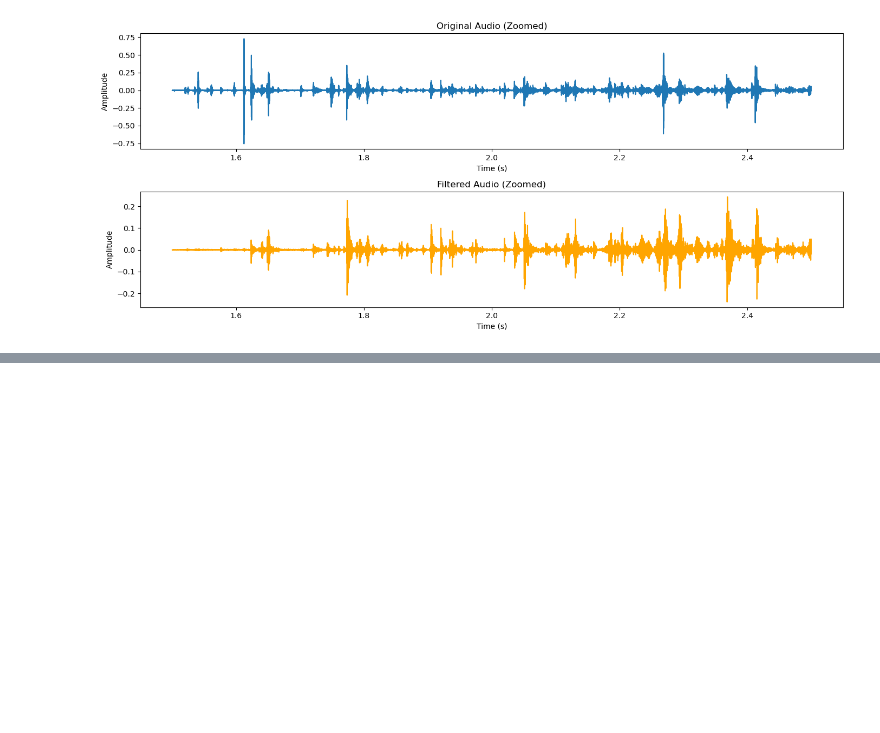
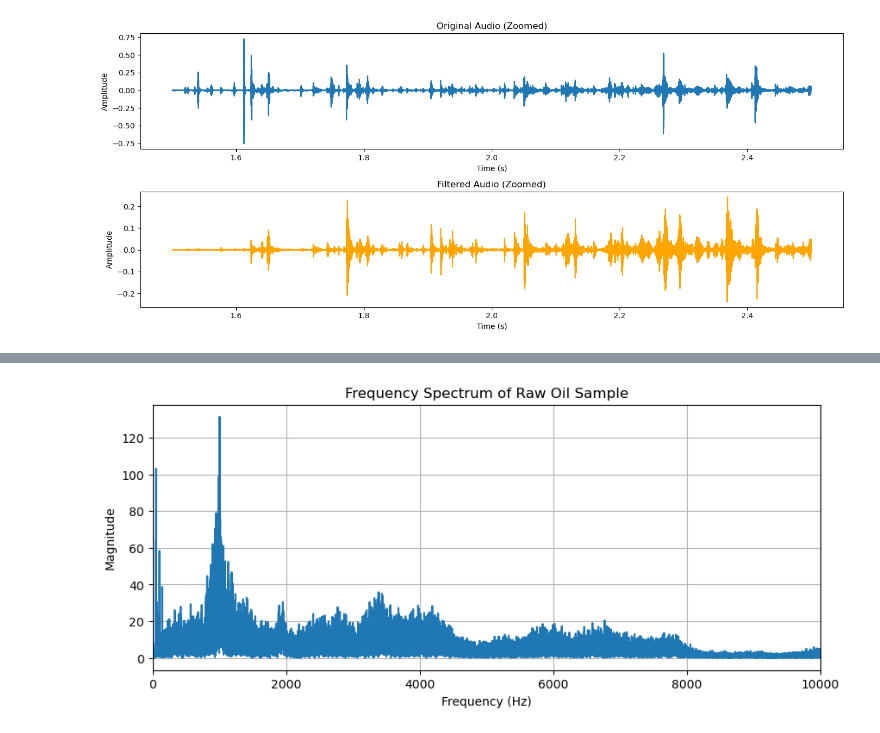
Before and after one commit to Dalilaportal04/Liquid-Classification, a Jupyter notebook: Preprocessing.ipynb, the cells around one changed output, grey strips where cells are left out. Drawn from its saved outputs; the diff is of its cells as text; code cells hidden in the pictures; blank space fills up the shorter version.

```diff
--- a/Preprocessing.ipynb
+++ b/Preprocessing.ipynb
@@ -114,15 +74,21 @@ def apply_bandpass_filter(data, lowcut, highcut, fs):
 # === Filter parameters ===
 lowcut = 300    # Hz
 highcut = 3000  # Hz
-sr = 44100      # sample rate (same as your files)
+sr = 44100      # sample rate
 
-# === Apply bandpass filter ===
+# === Apply filter only to Wine and Beer ===
 filtered_audio_data = []
 
-for audio in audio_data:
-    filtered = apply_bandpass_filter(audio, lowcut, highcut, sr)
+for audio, label in zip(audio_data, audio_labels):
+    if label != "Oil":
+        filtered = apply_bandpass_filter(audio, lowcut, highcut, sr)
+    else:
+        filtered = audio  # Keep oil unfiltered
     filtered_audio_data.append(filtered)
 
-print(f"Filtered {len(filtered_audio_data)} audio samples.")
+print(f"Processed {len(filtered_audio_data)} audio samples.")
+
+# Optionally keep a copy of raw data
+raw_audio_data = audio_data
 audio_data = filtered_audio_data
 # %% [output]
@@ -250,0 +272,37 @@ plt.show()
+# %%
+import numpy as np
+import matplotlib.pyplot as plt
+from scipy.fft import fft, fftfreq
+
+# === Step 1: Get first Oil sample ===
+oil_index = audio_labels.index("Beer")
+raw_oil = raw_audio_data[oil_index]
+sr = 44100
+
+# === Step 2: Cut to first few seconds for focus (optional) ===
+raw_oil_cut = raw_oil[:4 * sr]  # First 4 seconds
+
+# === Step 3: FFT and plot ===
+def plot_frequency_spectrum(signal, sr, title=""):
+    N = len(signal)
+    yf = fft(signal)
+    xf = fftfreq(N, 1 / sr)
+
+    # Use only the positive frequencies
+    idx = np.where(xf >= 0)
+    xf = xf[idx]
+    yf = np.abs(yf[idx])
+
+    plt.figure(figsize=(10, 4))
+    plt.plot(xf, yf)
+    plt.title(title)
+    plt.xlabel("Frequency (Hz)")
+    plt.ylabel("Magnitude")
+    plt.grid(True)
+    plt.xlim(0, 10000)  # Limit for visibility
+    plt.show()
+
+# === Plot it ===
+plot_frequency_spectrum(raw_oil_cut, sr, "Frequency Spectrum of Raw Oil Sample")
+# %% [output]
+[figure, added]
```
Also changed, not shown: parts of 10 cells of this notebook, 4 other files.
